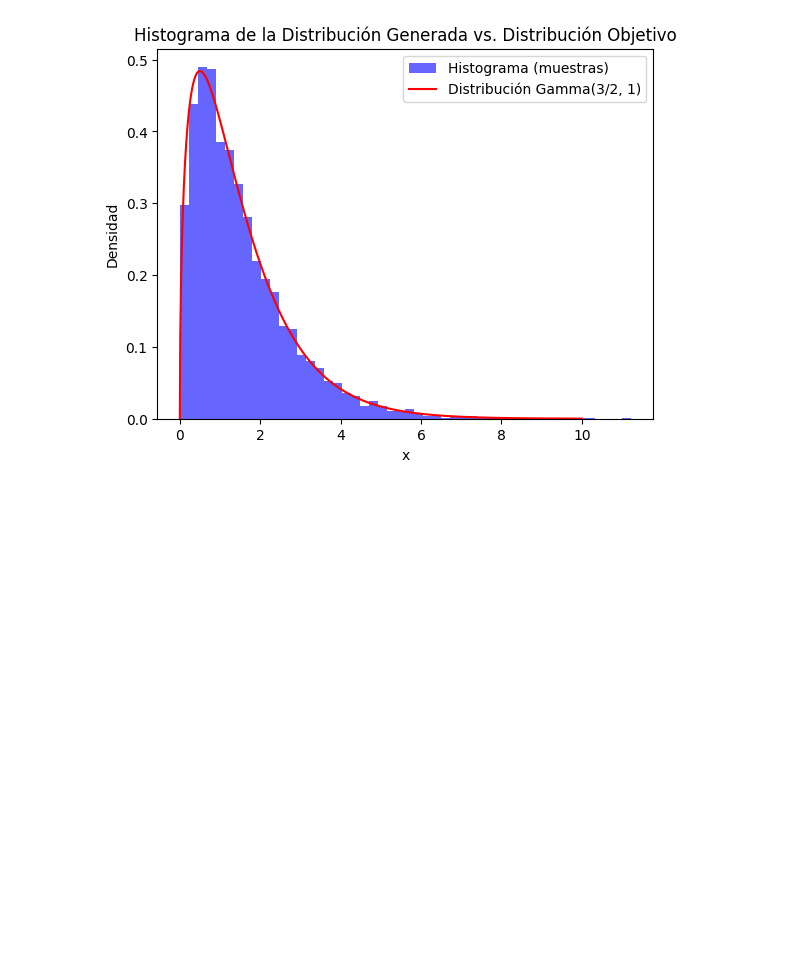
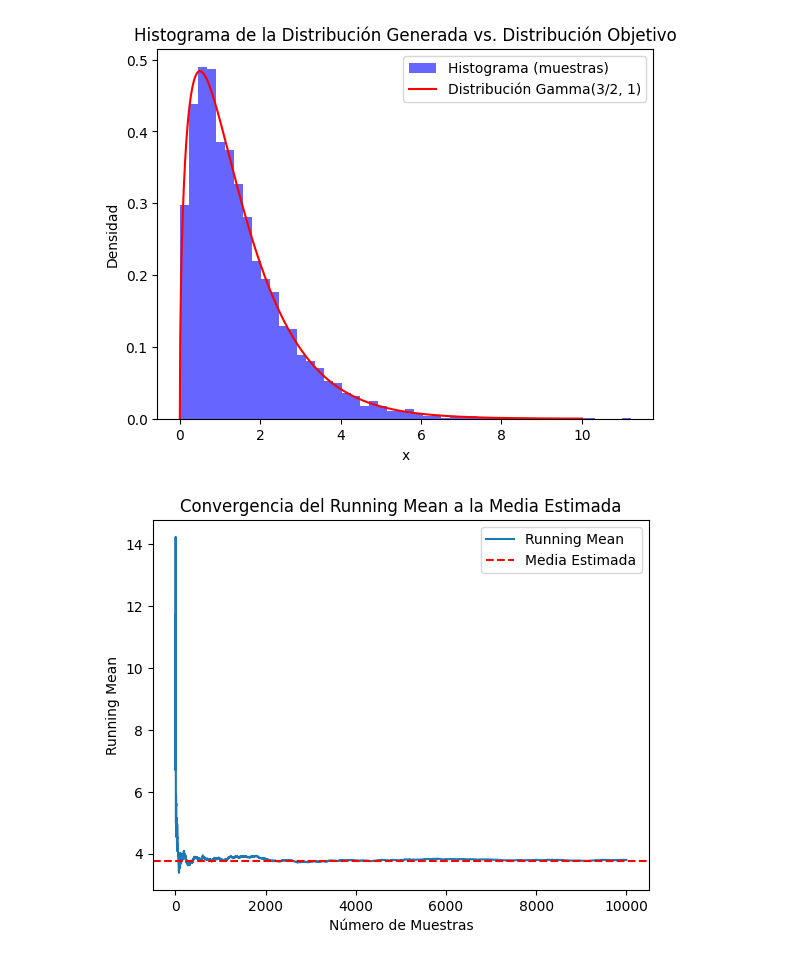
Before and after one commit to ouslan/ESMA-5015, a Jupyter notebook: homeworks/exam-01/code/scratch.ipynb, the cells around one changed output. Cells and saved outputs as stored; diff of their text form; code cells hidden in the pictures; blank space fills up the shorter version.

```diff
--- a/homeworks/exam-01/code/scratch.ipynb
+++ b/homeworks/exam-01/code/scratch.ipynb
@@ -205,8 +201,22 @@ def main(n: int):
     plt.show()
 
 
-if __name__ == "__main__":
-    n_samples = 10000
-    main(n_samples)
+n_samples = 10000
+samples = main(n_samples)
 # %% [output]
 [figure]
+# %%
+# Estimar E[X^2] y construir la gráfica de la convergencia de los "running means"
+samples = accept_reject(10000)
+running_means = np.cumsum(samples) / np.arange(1, n_samples + 1) + (np.cumsum(samples) / np.arange(1, n_samples + 1))**2
+
+# Graficar la convergencia
+plt.plot(running_means, label="Running Mean")
+plt.axhline(y=3.75, color="r", linestyle="--", label="Media Estimada")
+plt.xlabel("Número de Muestras")
+plt.ylabel("Running Mean")
+plt.legend()
+plt.title("Convergencia del Running Mean a la Media Estimada")
+plt.show()
+# %% [output]
+[figure, added]
```
Also changed, not shown: parts of 4 cells of this notebook, 3 other files.
